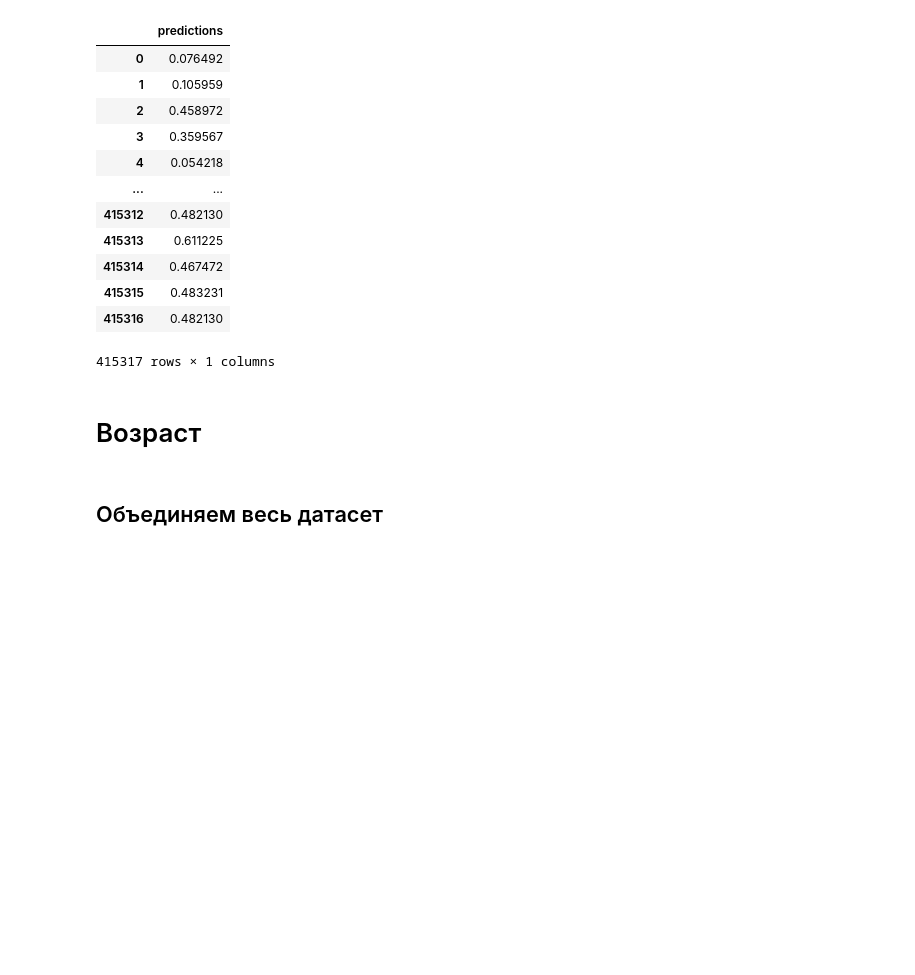
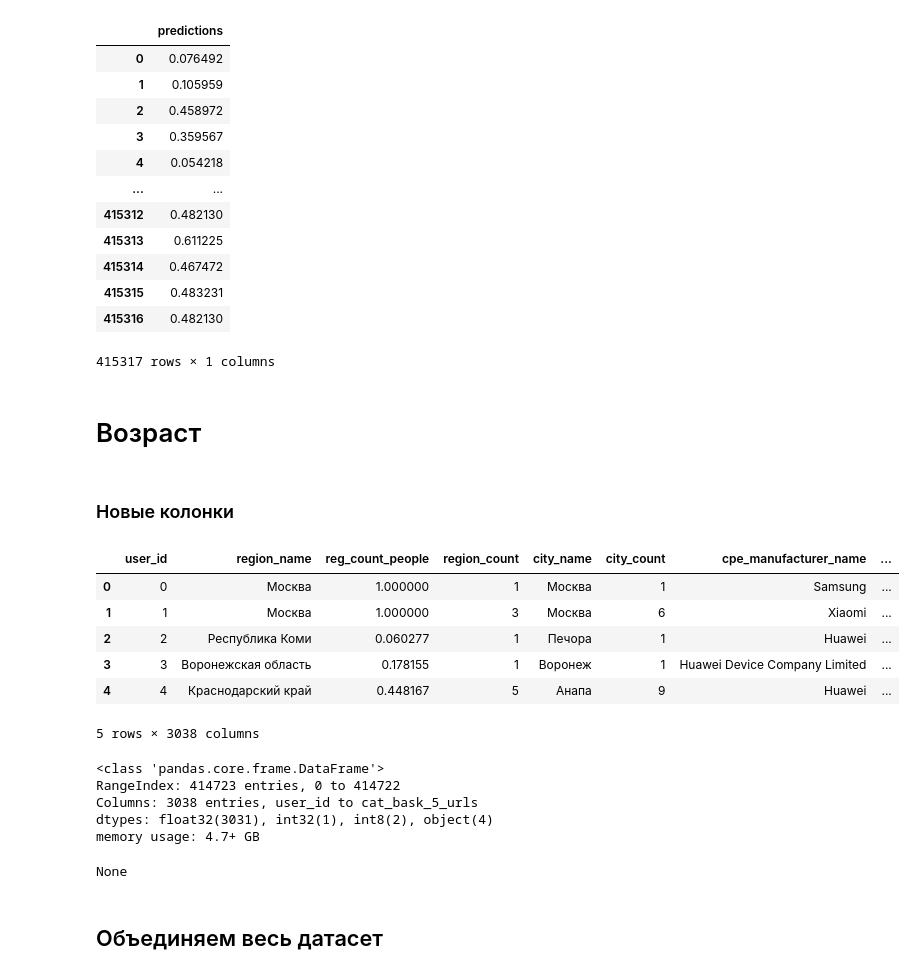
Before and after one commit to koshkidadanet/MTS-ML-CUP, a Jupyter notebook: feature_eng.ipynb, the cells around one changed output. Cells and saved outputs as stored; diff of their text form; code cells hidden in the pictures; blank space fills up the shorter version.

Commit message:
cat_select features

```diff
--- a/feature_eng.ipynb
+++ b/feature_eng.ipynb
@@ -1850,3 +1850,31 @@ df = df.sort_values(by = 'user_id').reset_index(drop=True)
 # %%
 df.to_parquet('..\\full_data\\figma_age\\full_age_data.parquet', index=False)
 del df
+# %% [markdown]
+### Новые колонки
+# %%
+full_df = dd.read_parquet('..\\full_data\\figma_age\\full_age_data.parquet').compute()
+cat_df = dd.read_parquet('..\\full_data\\figma_age\\age_proba_by_1500urls.parquet').compute()
+people_df = pd.read_csv('..\\full_data\\figma_age\\count_people_for_region.csv')
+
+people_df['count_people'] = people_df['count_people'].astype('float32')
+full_df.insert(2,'reg_count_people',people_df['count_people'])
+full_df[list(full_df.select_dtypes(include=['float64']).columns)] = full_df[list(full_df.select_dtypes(include=['float64']).columns)].astype('float32')
+
+full_df = pd.concat([full_df,cat_df],axis=1)
+display(full_df.head())
+display(full_df.info())
+# %% [output]
+|  | user_id | region_name | reg_count_people | region_count | city_name | city_count | cpe_manufacturer_name | ... |
+| 0 | 0 | Москва | 1.000000 | 1 | Москва | 1 | Samsung | ... |
+| 1 | 1 | Москва | 1.000000 | 3 | Москва | 6 | Xiaomi | ... |
+| 2 | 2 | Республика Коми | 0.060277 | 1 | Печора | 1 | Huawei | ... |
+| 3 | 3 | Воронежская область | 0.178155 | 1 | Воронеж | 1 | Huawei Device Company Limited | ... |
+| 4 | 4 | Краснодарский край | 0.448167 | 5 | Анапа | 9 | Huawei | ... |
+5 rows × 3038 columns
+<class 'pandas.core.frame.DataFrame'>
+RangeIndex: 414723 entries, 0 to 414722
+Columns: 3038 entries, user_id to cat_bask_5_urls
+dtypes: float32(3031), int32(1), int8(2), object(4)
+memory usage: 4.7+ GB
+None
```
Also changed, not shown: parts of 1 cell of this notebook, 2 other files.
